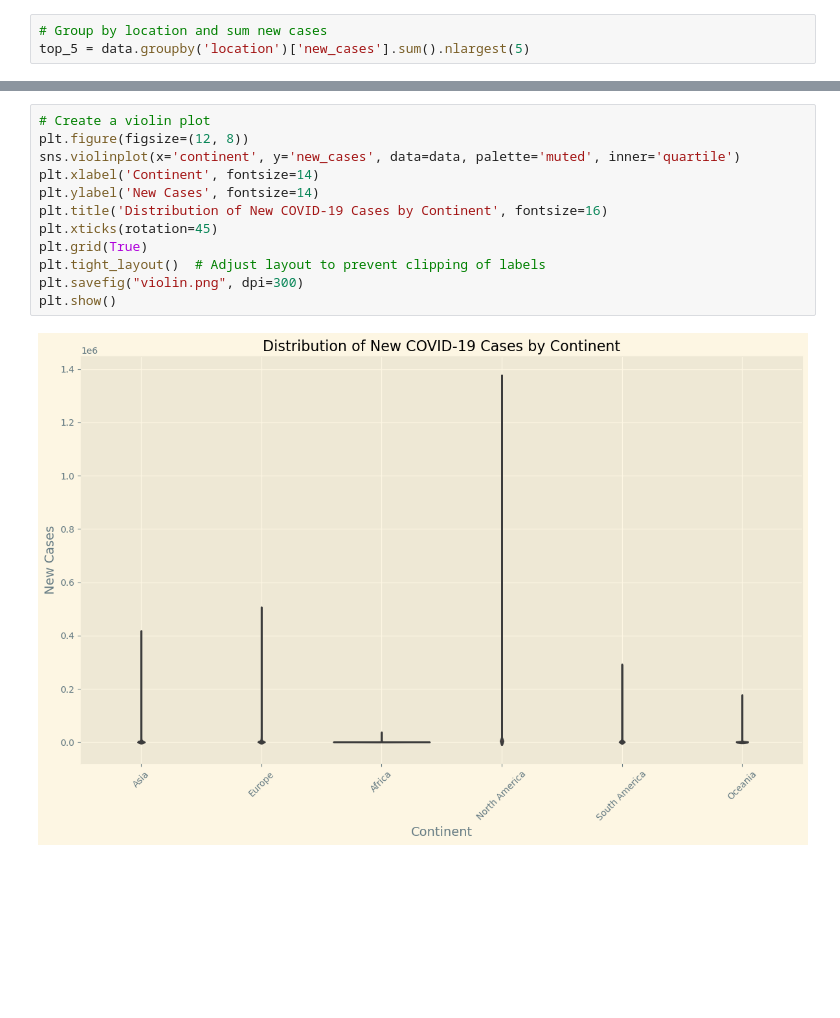
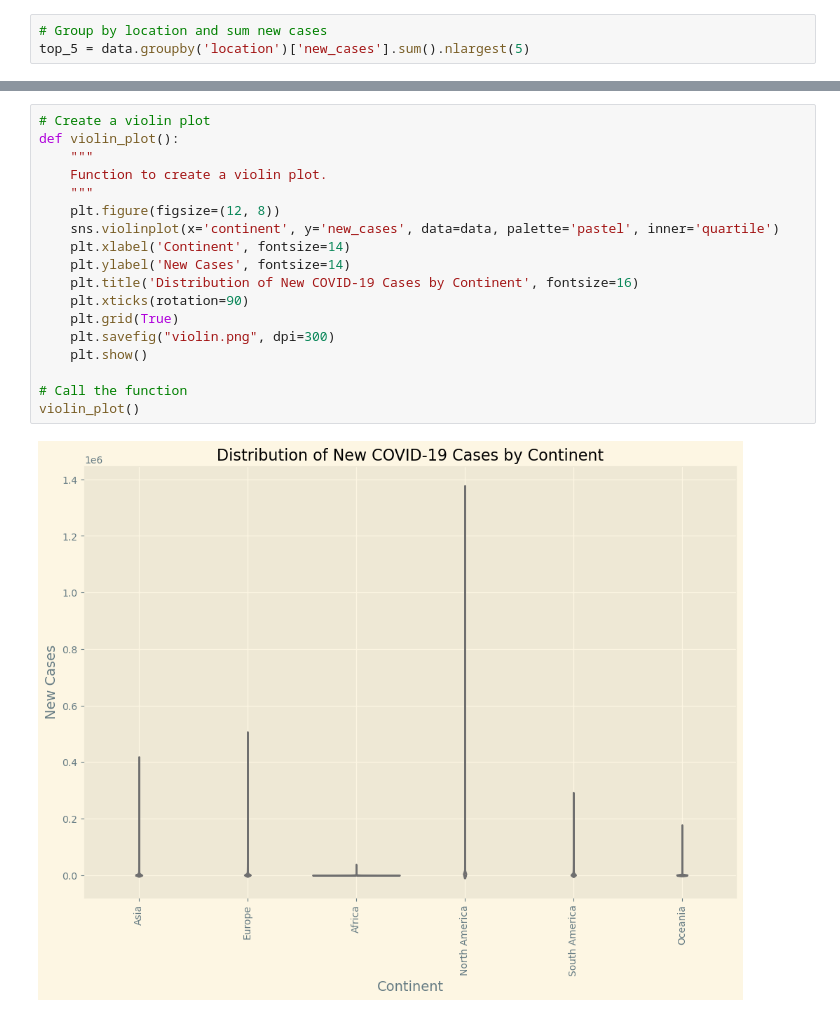
Before and after one commit to BehrozKhawar-23005633/Applied-Data-Science-Assignment-2, a Jupyter notebook: Assignment 2.ipynb, the cells around one changed output, grey strips where cells are left out. Drawn from its saved outputs; the diff is of its cells as text; blank space fills up the shorter version.

```diff
--- a/Assignment 2.ipynb
+++ b/Assignment 2.ipynb
@@ -69,15 +108,21 @@ plt.show()
 [figure]
 # %%
 # Create a violin plot
-plt.figure(figsize=(12, 8))
-sns.violinplot(x='continent', y='new_cases', data=data, palette='muted', inner='quartile')
-plt.xlabel('Continent', fontsize=14)
-plt.ylabel('New Cases', fontsize=14)
-plt.title('Distribution of New COVID-19 Cases by Continent', fontsize=16)
-plt.xticks(rotation=45)
-plt.grid(True)
-plt.tight_layout()  # Adjust layout to prevent clipping of labels
-plt.savefig("violin.png", dpi=300)
-plt.show()
+def violin_plot():
+    """
+    Function to create a violin plot.
+    """
+    plt.figure(figsize=(12, 8))
+    sns.violinplot(x='continent', y='new_cases', data=data, palette='pastel', inner='quartile')
+    plt.xlabel('Continent', fontsize=14)
+    plt.ylabel('New Cases', fontsize=14)
+    plt.title('Distribution of New COVID-19 Cases by Continent', fontsize=16)
+    plt.xticks(rotation=90)
+    plt.grid(True)
+    plt.savefig("violin.png", dpi=300)
+    plt.show()
+
+# Call the function
+violin_plot()
 # %% [output]
-[figure, old version]
+[figure, new version]
```
Also changed, not shown: parts of 8 cells of this notebook.
